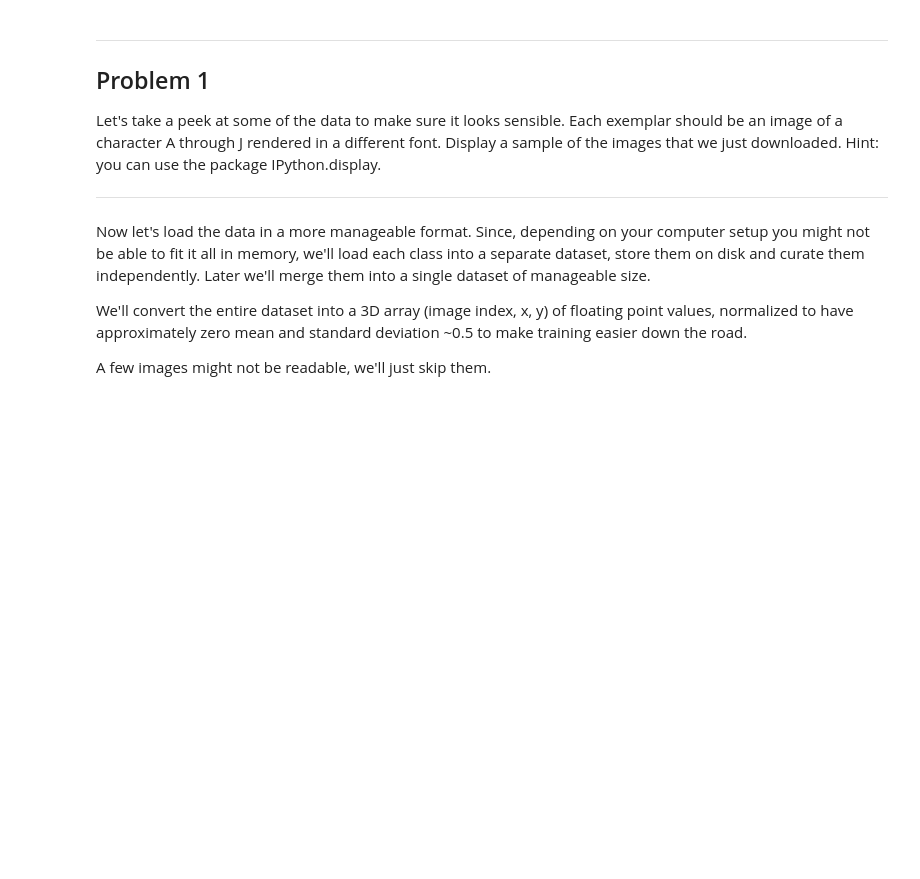
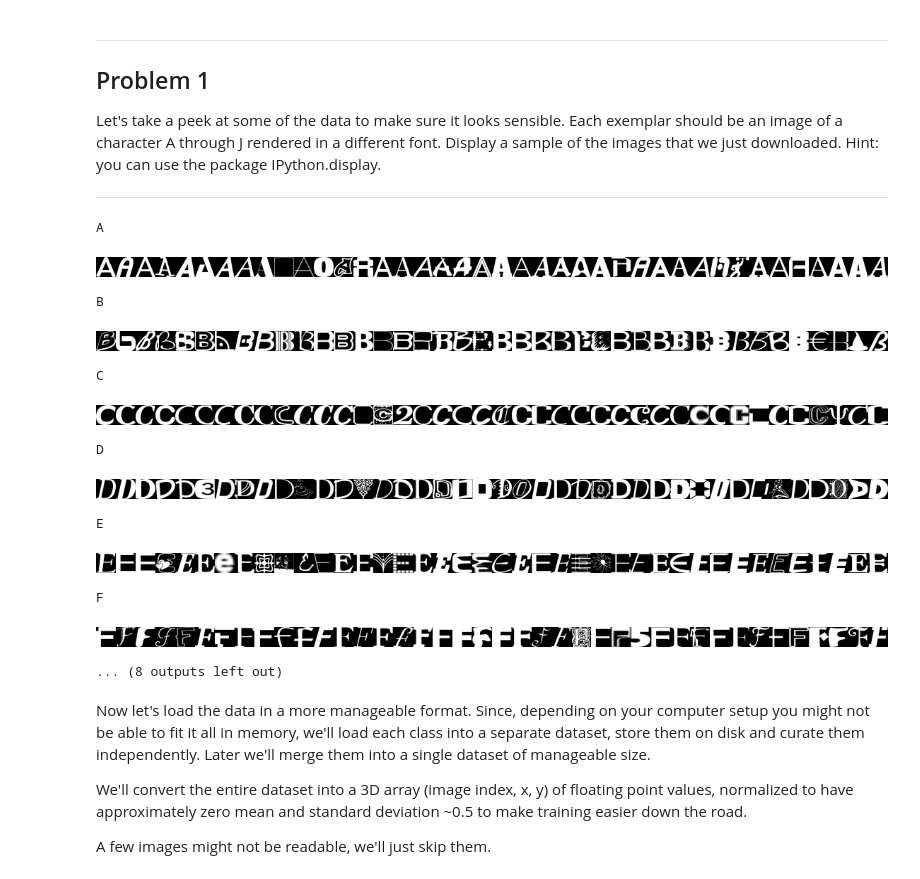
Before and after one commit to allanbreyes/deep-learning, a Jupyter notebook: 1_notmnist.ipynb, the cells around one changed output. Drawn from its saved outputs; the diff is of its cells as text; code cells hidden in the pictures; blank space fills up the shorter version.

```diff
--- a/1_notmnist.ipynb
+++ b/1_notmnist.ipynb
@@ -110,6 +111,47 @@ Problem 1
 Let's take a peek at some of the data to make sure it looks sensible. Each exemplar should be an image of a character A through J rendered in a different font. Display a sample of the images that we just downloaded. Hint: you can use the package IPython.display.
 
 ---
+# %%
+import random
+
+num_samples = 40
+
+def display_row(image_files):
+    images = map(PIL.Image.open, image_files)
+    widths, heights = zip(*(i.size for i in images))
+
+    total_width = sum(widths)
+    max_height = max(heights)
+
+    new_im = PIL.Image.new('RGB', (total_width, max_height))
+
+    x_offset = 0
+    for im in images:
+        new_im.paste(im, (x_offset,0))
+        x_offset += im.size[0]
+
+    display(new_im)
+    return new_im
+
+for folder in train_folders:
+    filenames = os.listdir(folder)
+    image_files = [os.path.join(folder, filename) for filename in random.sample(filenames, num_samples)]
+    print(folder.split('/')[1])
+    display_row(image_files)
+# %% [output]
+A
+[figure, added]
+B
+[figure, added]
+C
+[figure, added]
+D
+[figure, added]
+E
+[figure, added]
+F
+[figure, added]
+... (8 outputs left out)
 # %% [markdown]
 Now let's load the data in a more manageable format. Since, depending on your computer setup you might not be able to fit it all in memory, we'll load each class into a separate dataset, store them on disk and curate them independently. Later we'll merge them into a single dataset of manageable size.
 
```
Also changed, not shown: parts of 8 cells of this notebook.
